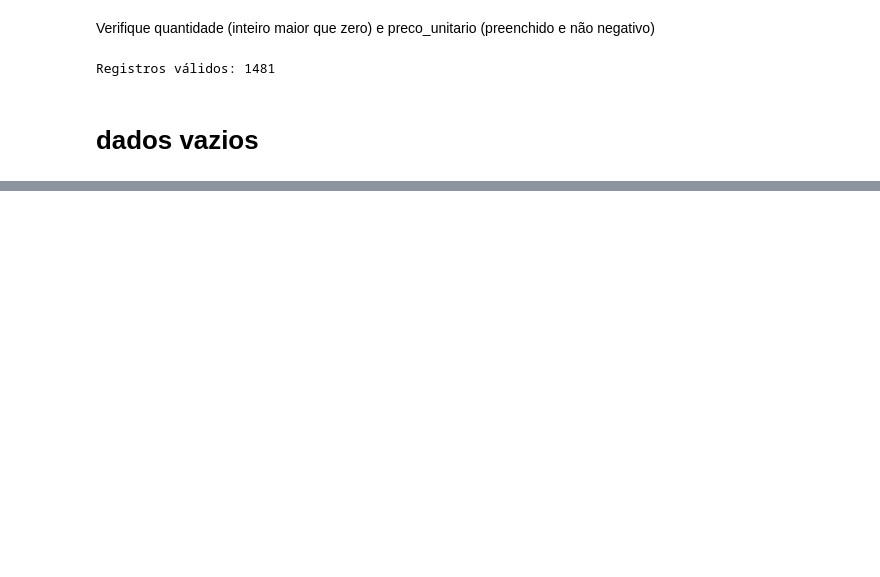
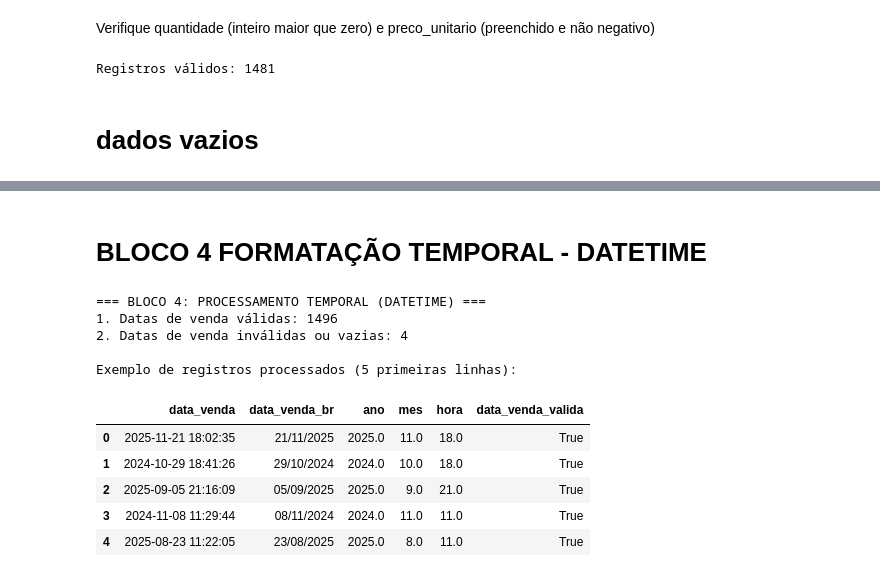
Before and after one commit to genuirmytc-maker/mini-projeto-halloween, a Jupyter notebook: resolucao.ipynb, the cells around one changed output, grey strips where cells are left out. Cells and saved outputs as stored; diff of their text form; code cells hidden in the pictures; blank space fills up the shorter version.

```diff
--- a/resolucao.ipynb
+++ b/resolucao.ipynb
@@ -144,8 +144,8 @@ Registros válidos: 1481
 # %% [markdown]
 # dados vazios
 # %%
-# Preenche os valores vazios da coluna categoria com 'Não Informado'
-df['categoria'] = df['categoria'].fillna('Não Informado')
+# Preenche os valores vazios da coluna categoria com 'sem categoria'
+df['categoria'] = df['categoria'].fillna('sem categoria')
 display(df.loc[vazios])
 # %% [output]
 |  | pedido_id | data_venda | produto | categoria | canal_venda | cidade | quantidade | preco_unitario | ... |
@@ -167,0 +201,14 @@ display(df.loc[vazios])
+# %%
+def padronizar_canal(canal):
+    if pd.isna(canal):
+        return 'Desconhecido'
+    c = str(canal) .strip().lower()
+    if 'mercado' in c:
+        return 'Mercado'
+    elif 'loja' in c or 'física' in c or 'fisica' in c:
+        return 'Loja física'
+    elif 'web' in c or 'site' in c:
+        return 'Web'
+    return 'Desconhecido'
+# Aplicamos a padronização na coluna canal_venda
+df['canal_venda'] = df['canal_venda'].apply(padronizar_canal)
@@ -167,0 +313,58 @@ display(df.loc[vazios])
+# %% [markdown]
+# BLOCO 4 FORMATAÇÃO TEMPORAL - DATETIME
+# %%
+from datetime import datetime
+
+# Função para processar e validar cada data individualmente
+
+def processar_data_venda(val):
+    if pd.isna(val):
+        return None, None, None, None, "Invalida", False
+
+    val_str = str(val).strip()
+
+    try:
+        # Tenta converter a string no formato esperado YYYY-MM-DD HH:MM:SS
+
+        dt = datetime.strptime(val_str, "%Y-%m-%d %H:%M:%S")
+        # Cria a string formatada no padrão brasileiro DD/MM/YYYY
+
+        data_br = dt.strftime("%d/%m/%Y")
+        return dt.year, dt.month, dt.day, dt.hour, data_br, True
+    except Exception:
+        # Caso a data venha com formato errado (ex: 'data_invalida'), não trava o código
+
+        return None, None, None, None, "Invalida", False
+
+# Aplicamos a função linha a linha
+
+resultados_data = df['data_venda'].apply(processar_data_venda)
+
+# Extraímos os valores retornados para novas colunas do DataFrame
+
+df['ano'] = [r[0] for r in resultados_data]
+df['mes'] = [r[1] for r in resultados_data]
+df['dia'] = [r[2] for r in resultados_data]
+df['hora'] = [r[3] for r in resultados_data]
+df['data_venda_br'] = [r[4] for r in resultados_data]
+df['data_venda_valida'] = [r[5] for r in resultados_data]
+
+datas_invalidas = (~df['data_venda_valida']).sum()
+
+print("=== BLOCO 4: PROCESSAMENTO TEMPORAL (DATETIME) ===")
+print(f"1. Datas de venda válidas: {df['data_venda_valida'].sum()}")
+print(f"2. Datas de venda inválidas ou vazias: {datas_invalidas}")
+print("\nExemplo de registros processados (5 primeiras linhas):")
+display(df[['data_venda', 'data_venda_br', 'ano', 'mes', 'hora', 'data_venda_valida']].head(5))
+# %% [output]
+=== BLOCO 4: PROCESSAMENTO TEMPORAL (DATETIME) ===
+1. Datas de venda válidas: 1496
+2. Datas de venda inválidas ou vazias: 4
+
+Exemplo de registros processados (5 primeiras linhas):
+|  | data_venda | data_venda_br | ano | mes | hora | data_venda_valida |
+| 0 | 2025-11-21 18:02:35 | 21/11/2025 | 2025.0 | 11.0 | 18.0 | True |
+| 1 | 2024-10-29 18:41:26 | 29/10/2024 | 2024.0 | 10.0 | 18.0 | True |
+| 2 | 2025-09-05 21:16:09 | 05/09/2025 | 2025.0 | 9.0 | 21.0 | True |
+| 3 | 2024-11-08 11:29:44 | 08/11/2024 | 2024.0 | 11.0 | 11.0 | True |
+| 4 | 2025-08-23 11:22:05 | 23/08/2025 | 2025.0 | 8.0 | 11.0 | True |
```
Also changed, not shown: parts of 12 cells of this notebook.
